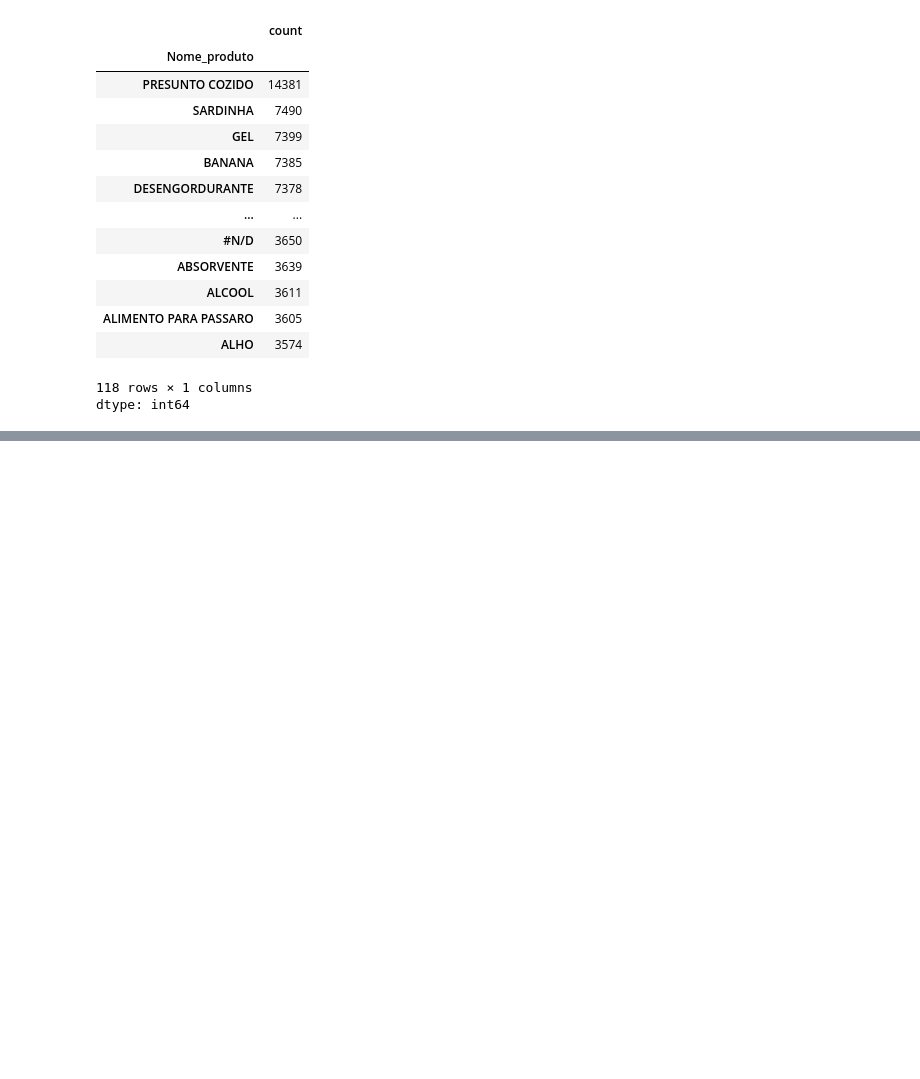
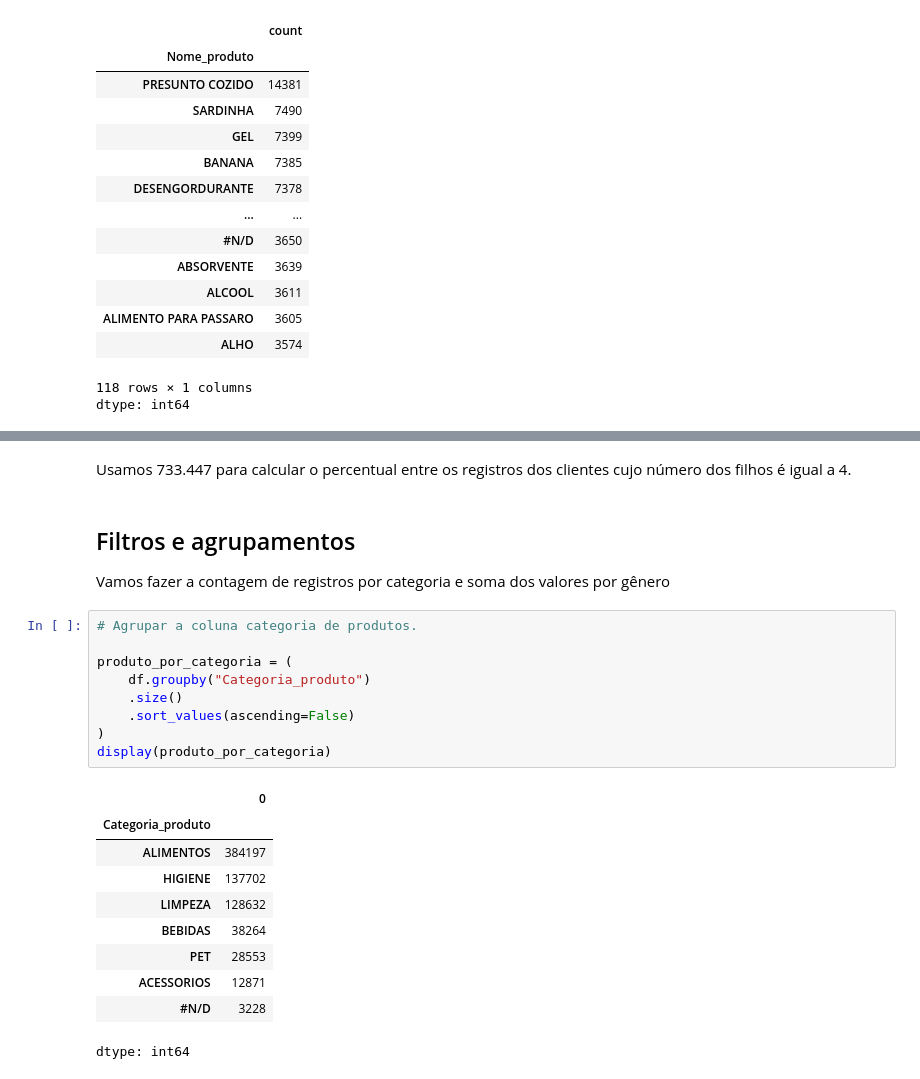
Before and after one commit to midanaca/MiniProjeto_MidanaCa_T8, a Jupyter notebook: MiniProjeto_MidanaCa_T8_.ipynb, the cells around one changed output, grey strips where cells are left out. Drawn from its saved outputs; the diff is of its cells as text; blank space fills up the shorter version.

```diff
--- a/MiniProjeto_MidanaCa_T8_.ipynb
+++ b/MiniProjeto_MidanaCa_T8_.ipynb
@@ -305,0 +450,26 @@ Decisão de tratamento proposta: após confirmar que são repetições indevidas
+# %% [markdown]
+Usamos 733.447 para calcular o percentual entre os registros dos clientes cujo número dos filhos é igual a 4.
+# %% [markdown]
+##	Filtros e agrupamentos
+
+Vamos fazer a contagem de registros por categoria e soma dos valores por gênero
+# %%
+# Agrupar a coluna categoria de produtos.
+
+produto_por_categoria = (
+    df.groupby("Categoria_produto")
+    .size()
+    .sort_values(ascending=False)
+)
+display(produto_por_categoria)
+# %% [output]
+|  | 0 |
+| Categoria_produto |  |
+| ALIMENTOS | 384197 |
+| HIGIENE | 137702 |
+| LIMPEZA | 128632 |
+| BEBIDAS | 38264 |
+| PET | 28553 |
+| ACESSORIOS | 12871 |
+| #N/D | 3228 |
+dtype: int64
```
Also changed, not shown: parts of 23 cells of this notebook.
